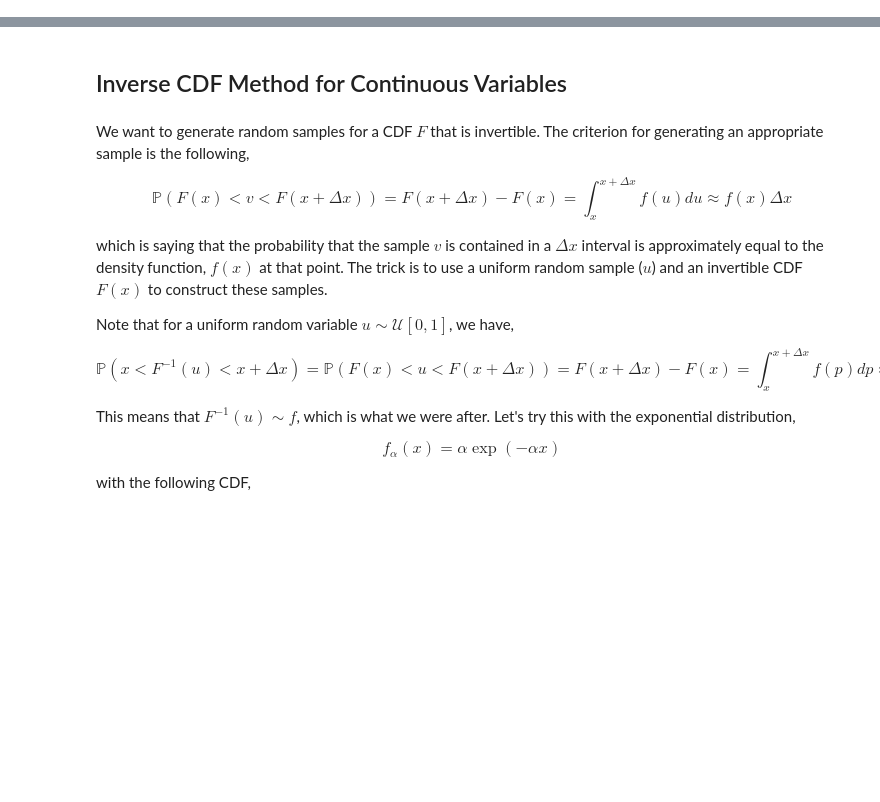
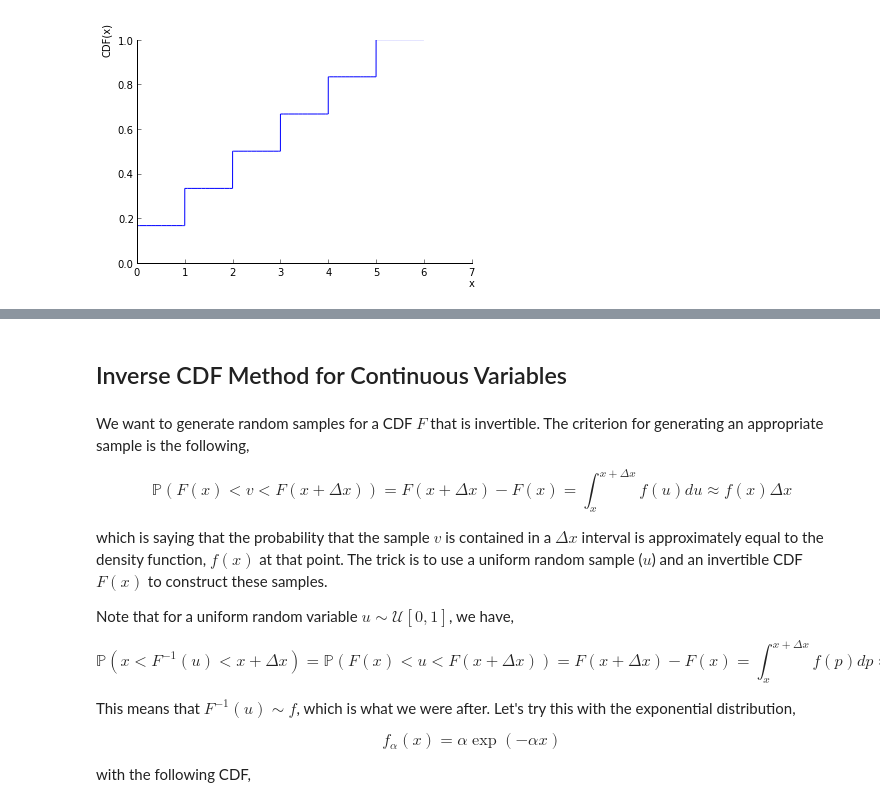
Before and after one commit to unpingco/Pig-in-the-Python, a Jupyter notebook: Sampling_Monte_Carlo.ipynb, the cells around one changed output, grey strips where cells are left out. Saved outputs shown, nothing was run; the diff lists cells and outputs as text; code cells hidden in the pictures; blank space fills up the shorter version.

```diff
--- a/Sampling_Monte_Carlo.ipynb
+++ b/Sampling_Monte_Carlo.ipynb
@@ -4,0 +21,7 @@ from __future__ import division
+# %%
+import sympy as S
+x=S.symbols('x')
+F = sum([S.Heaviside(x-i+1) for i in range(1,7)])/6 # offset to satisfy sympy definition
+S.plot(F,(x,0,6),ylabel='CDF(x)',xlabel='x');
+# %% [output]
+[figure, added]
```
Also changed, not shown: parts of 11 cells of this notebook.
